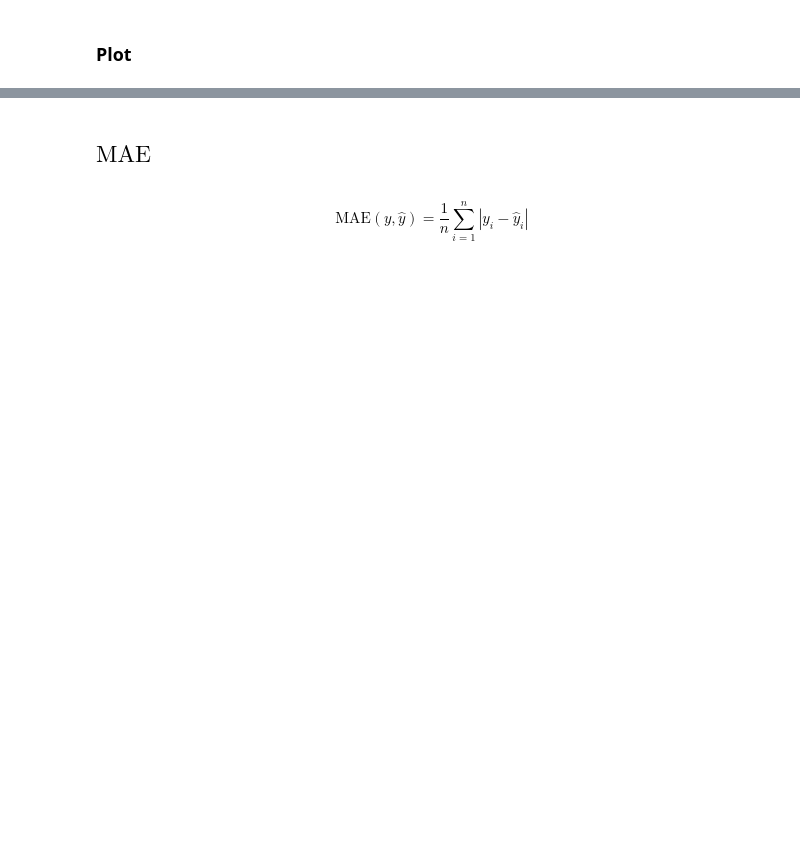
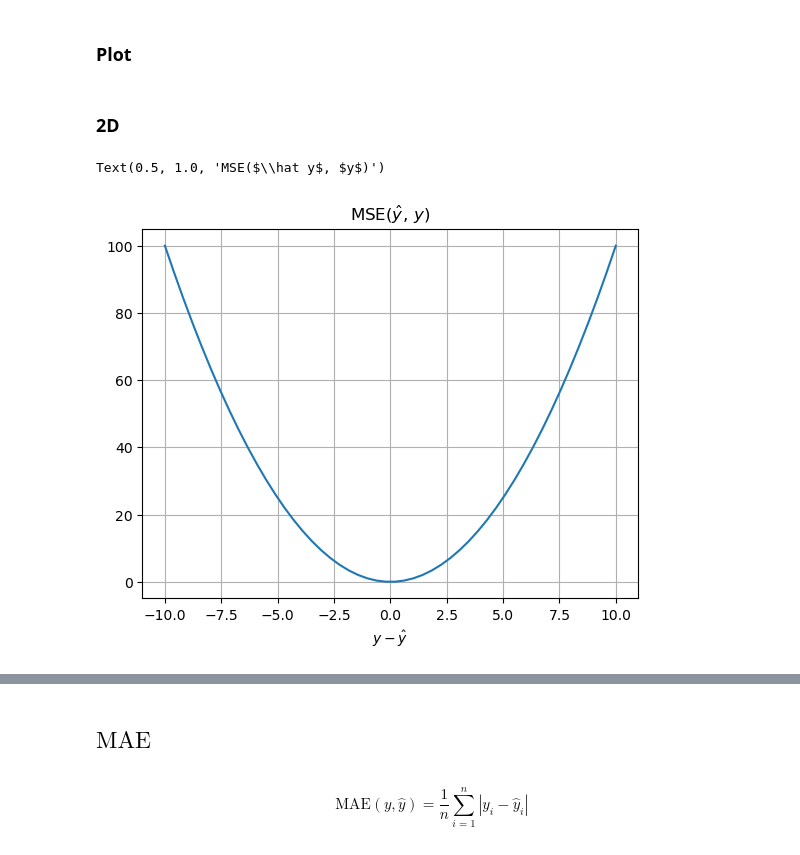
Before and after one commit to DanielZhicool/Deep-Learning, a Jupyter notebook: Lab_1.ipynb, the cells around one changed output, grey strips where cells are left out. Cells and saved outputs as stored; diff of their text form; code cells hidden in the pictures; blank space fills up the shorter version.

```diff
--- a/Lab_1.ipynb
+++ b/Lab_1.ipynb
@@ -442,2 +444,13 @@ tensor(289.0813, dtype=torch.float64)
 # %% [markdown]
 ### Plot
+# %% [markdown]
+### 2D
+# %%
+x = np.linspace(-10, 10)
+plt.plot(x, x ** 2)
+plt.grid()
+plt.xlabel('$y-\hat y$')
+plt.title('MSE($\hat y$, $y$)')
+# %% [output]
+Text(0.5, 1.0, 'MSE($\\hat y$, $y$)')
+[figure, added]
```
Also changed, not shown: parts of 13 cells of this notebook, 1 other file.
